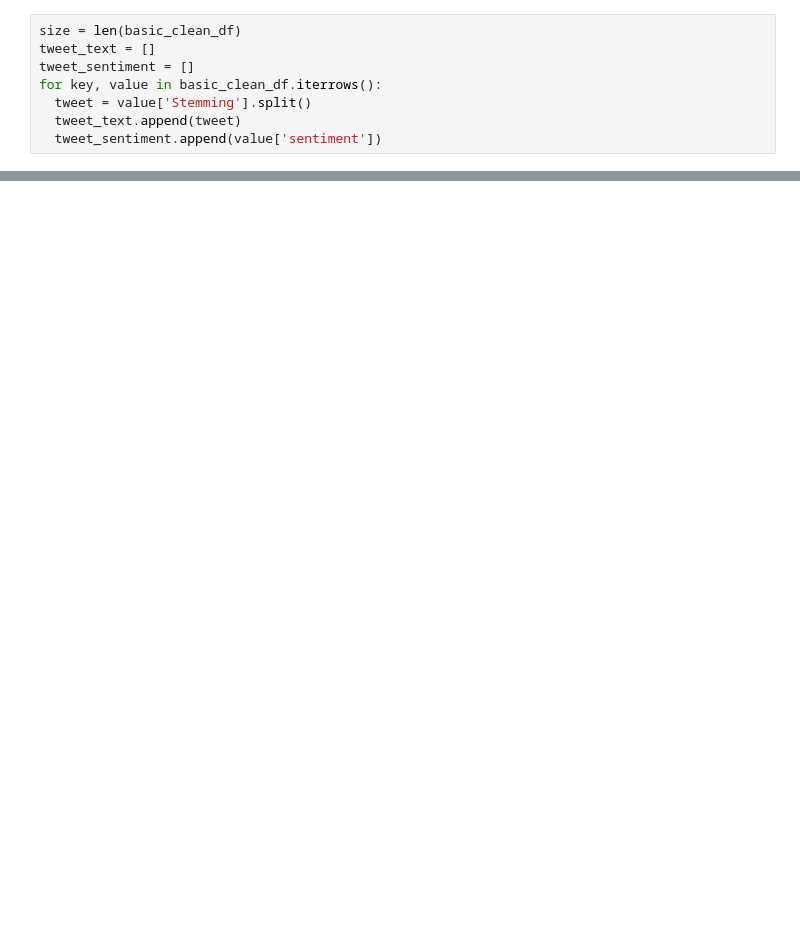
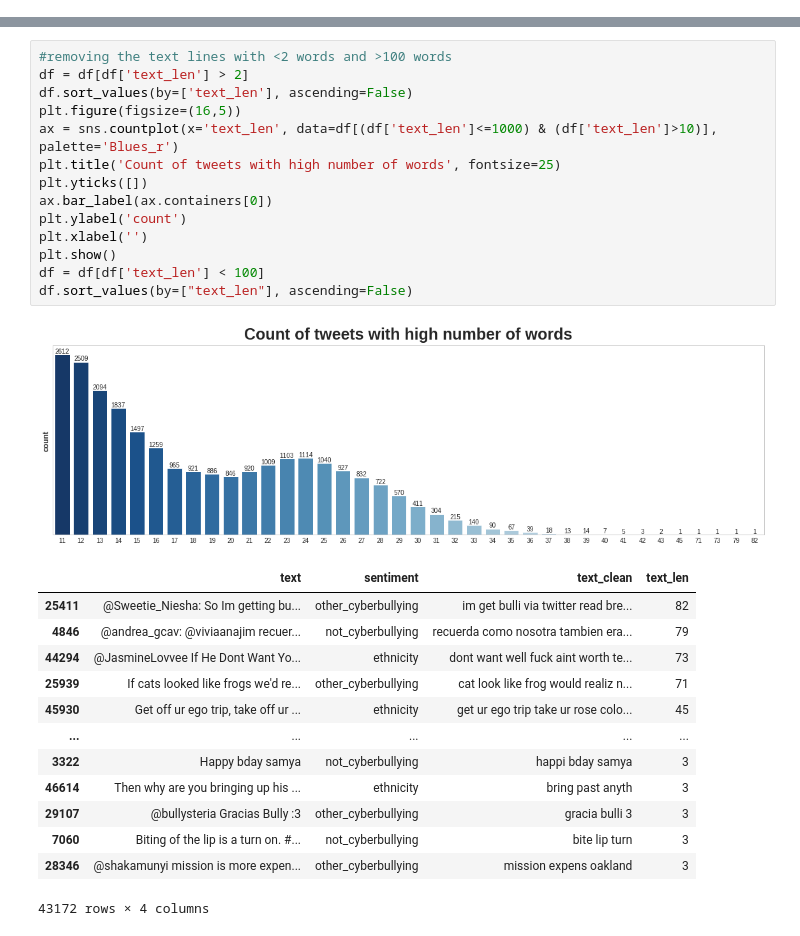
Before and after one commit to vishal19217/CyberBullying_Sentiment_Analysis, a Jupyter notebook: Preprocessing3.ipynb, the cells around one changed output, grey strips where cells are left out. Drawn from its saved outputs; the diff is of its cells as text; blank space fills up the shorter version.

```diff
--- a/Preprocessing3.ipynb
+++ b/Preprocessing3.ipynb
@@ -544,8 +0,0 @@ Creating two lists- tweet_text and tweet_sentiment to store stemmed tweets and i
-# %%
-size = len(basic_clean_df)
-tweet_text = []
-tweet_sentiment = []
-for key, value in basic_clean_df.iterrows():
-  tweet = value['Stemming'].split()
-  tweet_text.append(tweet)
-  tweet_sentiment.append(value['sentiment'])
@@ -1489,0 +197,29 @@ conf_matrix(y_test,nb_tf_stem_pred,'Support Vector Machines Sentiment\nConfusion
+# %%
+#removing the text lines with <2 words and >100 words
+df = df[df['text_len'] > 2]
+df.sort_values(by=['text_len'], ascending=False)
+plt.figure(figsize=(16,5))
+ax = sns.countplot(x='text_len', data=df[(df['text_len']<=1000) & (df['text_len']>10)], palette='Blues_r')
+plt.title('Count of tweets with high number of words', fontsize=25)
+plt.yticks([])
+ax.bar_label(ax.containers[0])
+plt.ylabel('count')
+plt.xlabel('')
+plt.show()
+df = df[df['text_len'] < 100]
+df.sort_values(by=["text_len"], ascending=False)
+# %% [output]
+[figure, added]
+|  | text | sentiment | text_clean | text_len |
+| 25411 | @Sweetie_Niesha: So Im getting bu... | other_cyberbullying | im get bulli via twitter read bre... | 82 |
+| 4846 | @andrea_gcav: @viviaanajim recuer... | not_cyberbullying | recuerda como nosotra tambien era... | 79 |
+| 44294 | @JasmineLovvee If He Dont Want Yo... | ethnicity | dont want well fuck aint worth te... | 73 |
+| 25939 | If cats looked like frogs we'd re... | other_cyberbullying | cat look like frog would realiz n... | 71 |
+| 45930 | Get off ur ego trip, take off ur ... | ethnicity | get ur ego trip take ur rose colo... | 45 |
+| ... | ... | ... | ... | ... |
+| 3322 | Happy bday samya | not_cyberbullying | happi bday samya | 3 |
+| 46614 | Then why are you bringing up his ... | ethnicity | bring past anyth | 3 |
+| 29107 | @bullysteria Gracias Bully :3 | other_cyberbullying | gracia bulli 3 | 3 |
+| 7060 | Biting of the lip is a turn on. #... | not_cyberbullying | bite lip turn | 3 |
+| 28346 | @shakamunyi mission is more expen... | other_cyberbullying | mission expens oakland | 3 |
+43172 rows × 4 columns
```
Also changed, not shown: parts of 216 cells of this notebook.
